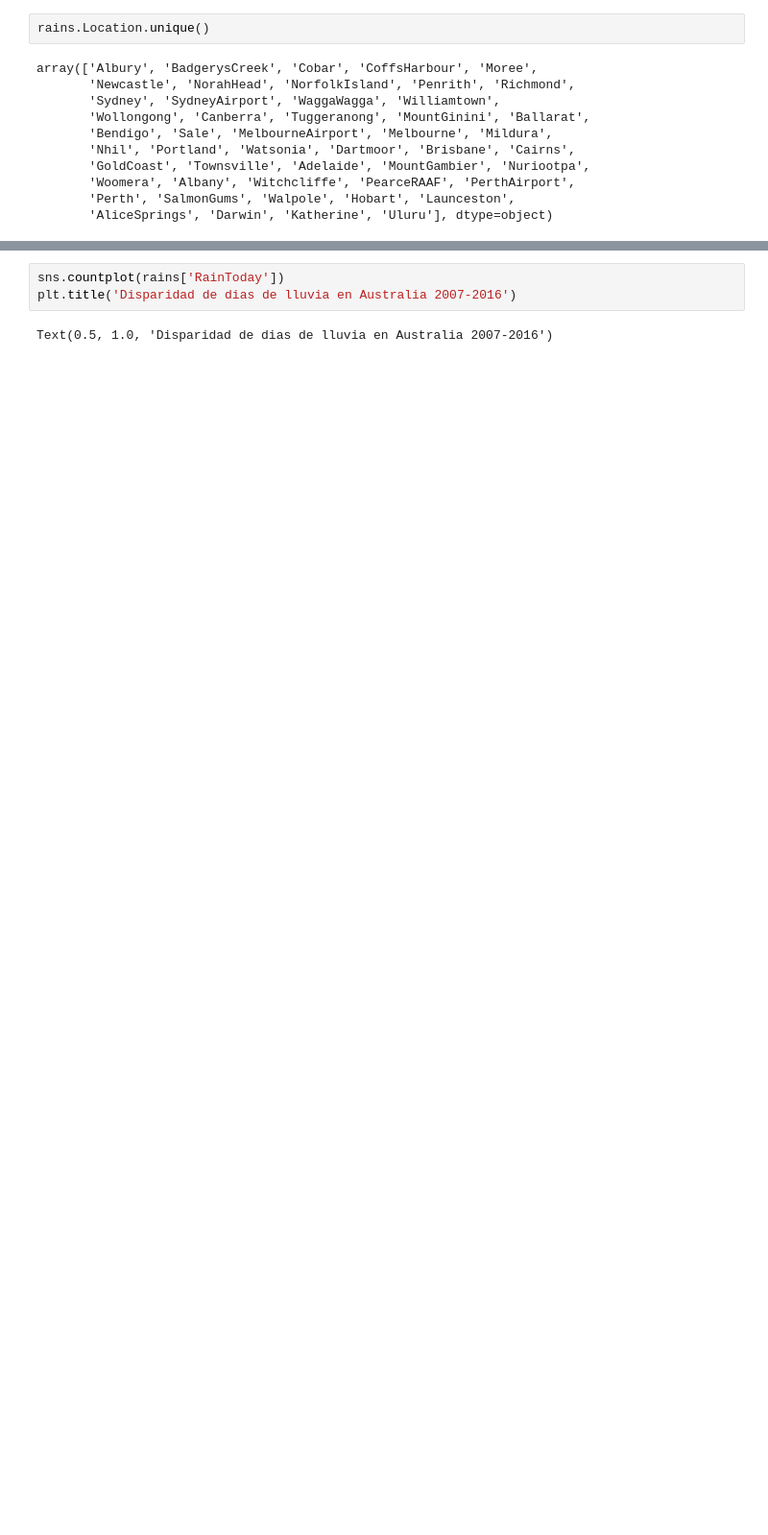
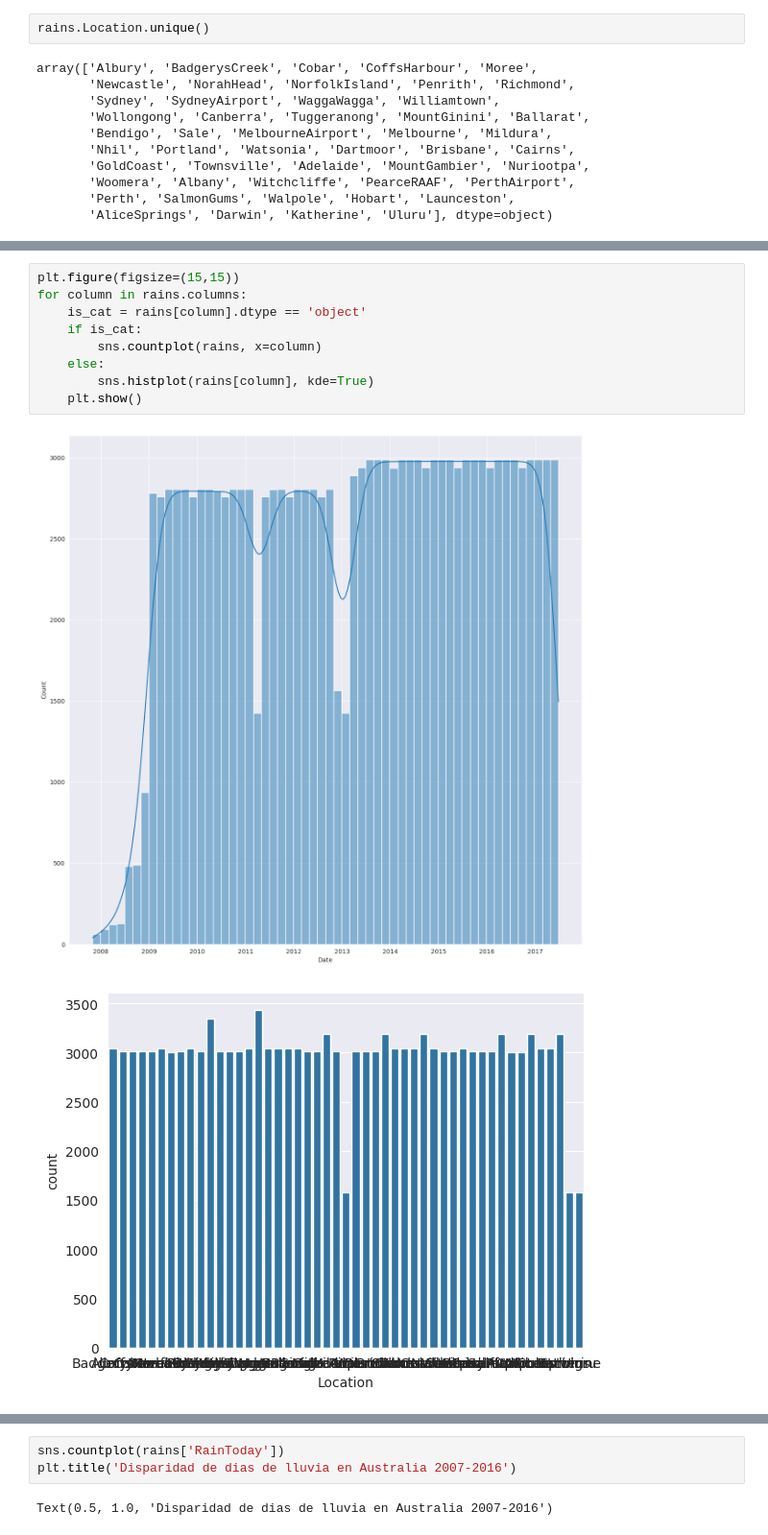
Before and after one commit to LeoCenturion/rain-in-australia, a Jupyter notebook: models/analysis.ipynb, the cells around one changed output, grey strips where cells are left out. Shown at 96% size. Saved outputs shown, nothing was run; the diff lists cells and outputs as text; blank space fills up the shorter version.

```diff
--- a/models/analysis.ipynb
+++ b/models/analysis.ipynb
@@ -275,0 +301,12 @@ sns.heatmap(rains.corr(numeric_only=True), annot=True)
+# %%
+plt.figure(figsize=(15,15))
+for column in rains.columns:
+    is_cat = rains[column].dtype == 'object'
+    if is_cat:
+        sns.countplot(rains, x=column)
+    else:
+        sns.histplot(rains[column], kde=True)
+    plt.show()
+# %% [output]
+[figure, added]
+[figure, added]
```
Also changed, not shown: parts of 16 cells of this notebook, 2 other files.
